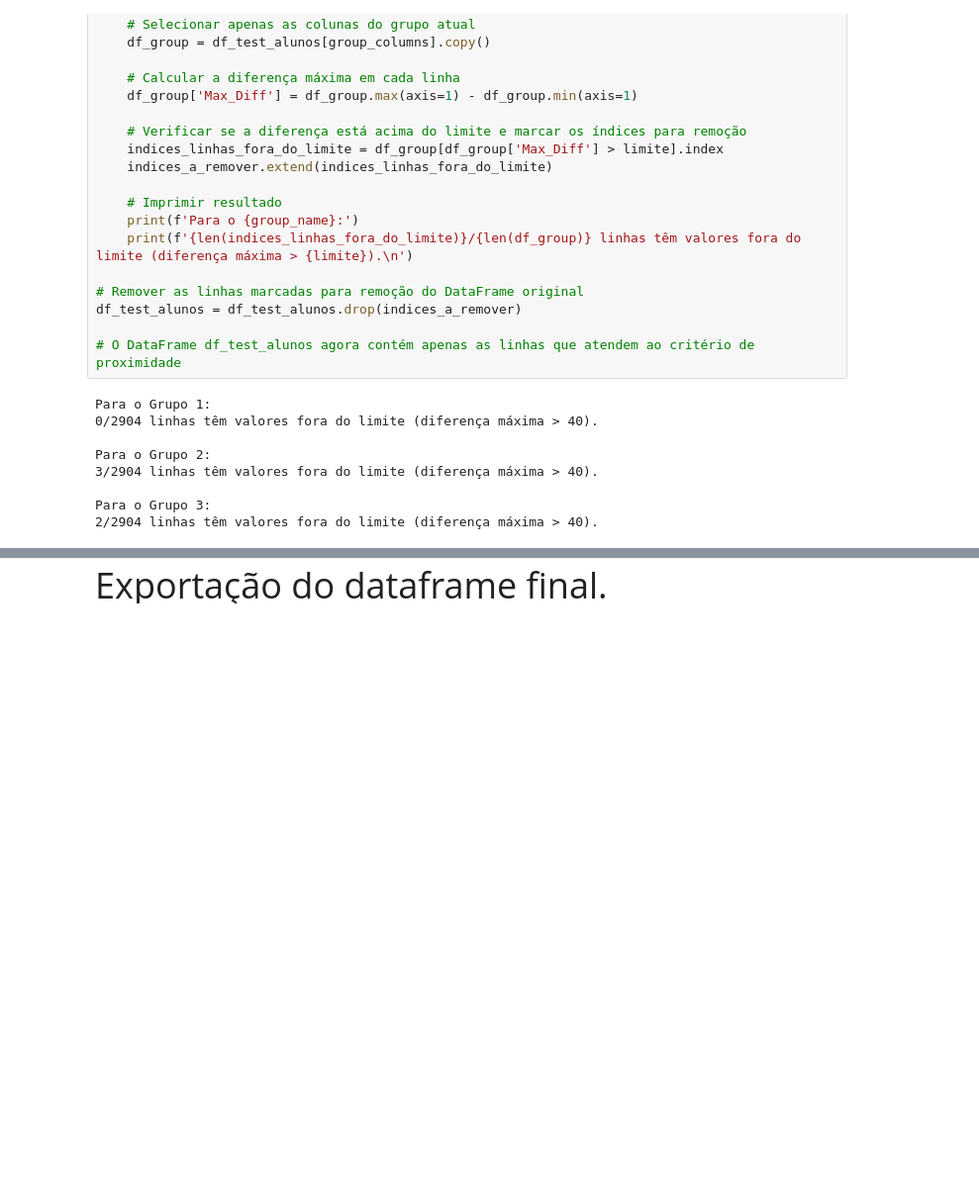
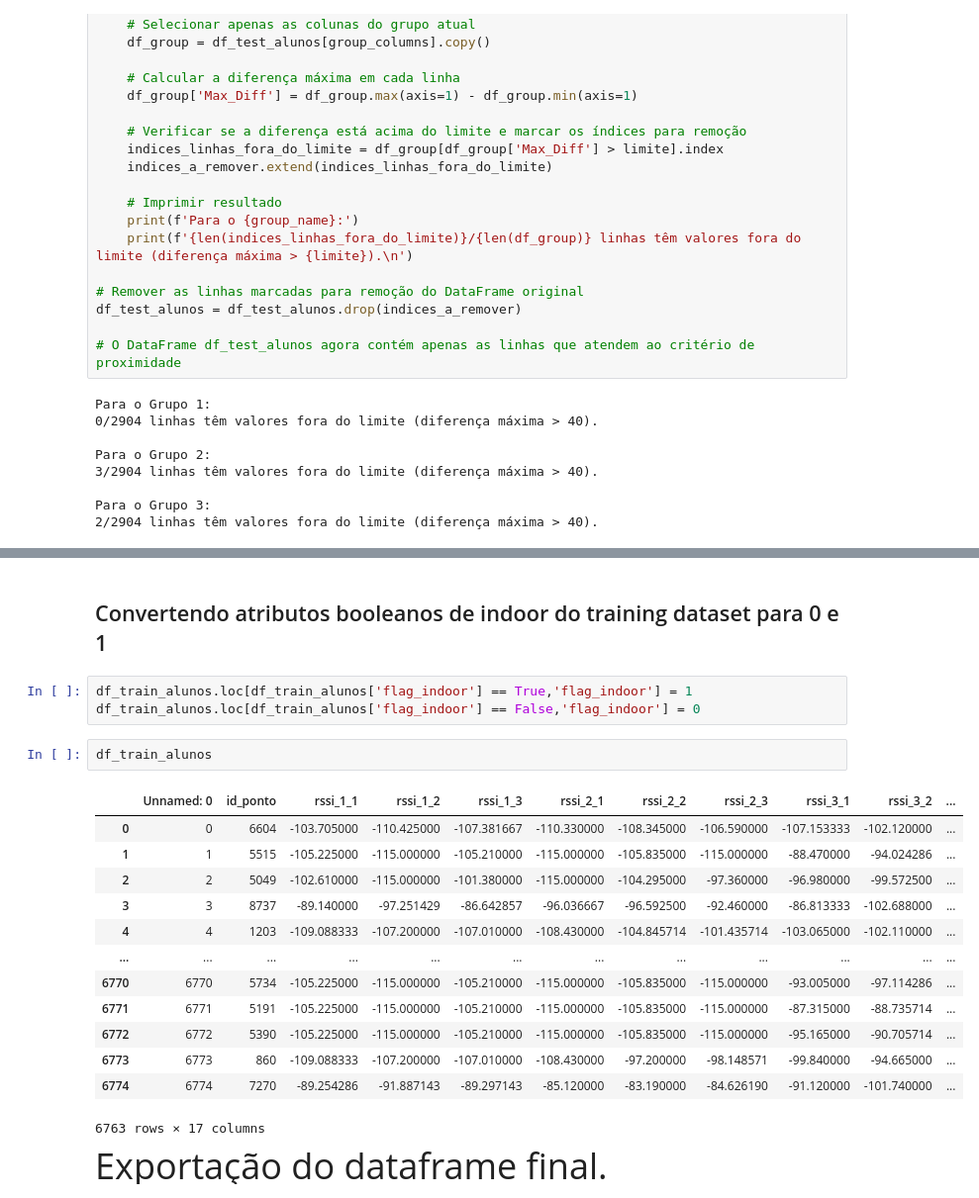
Before and after one commit to hlaff147/ES-290-Comunicacoes-Moveis, a Jupyter notebook: data_analysis.ipynb, the cells around one changed output, grey strips where cells are left out. Shown at 99% size. Drawn from its saved outputs; the diff is of its cells as text; blank space fills up the shorter version.

```diff
--- a/data_analysis.ipynb
+++ b/data_analysis.ipynb
@@ -457,3 +457,24 @@ for group_name, group_columns in group_mapping.items():
+# %% [markdown]
+## Convertendo atributos booleanos de indoor do training dataset para 0 e 1
+# %%
+df_train_alunos.loc[df_train_alunos['flag_indoor'] == True,'flag_indoor'] = 1
+df_train_alunos.loc[df_train_alunos['flag_indoor'] == False,'flag_indoor'] = 0
+# %%
+df_train_alunos
+# %% [output]
+|  | Unnamed: 0 | id_ponto | rssi_1_1 | rssi_1_2 | rssi_1_3 | rssi_2_1 | rssi_2_2 | rssi_2_3 | rssi_3_1 | rssi_3_2 | ... |
+| 0 | 0 | 6604 | -103.705000 | -110.425000 | -107.381667 | -110.330000 | -108.345000 | -106.590000 | -107.153333 | -102.120000 | ... |
+| 1 | 1 | 5515 | -105.225000 | -115.000000 | -105.210000 | -115.000000 | -105.835000 | -115.000000 | -88.470000 | -94.024286 | ... |
+| 2 | 2 | 5049 | -102.610000 | -115.000000 | -101.380000 | -115.000000 | -104.295000 | -97.360000 | -96.980000 | -99.572500 | ... |
+| 3 | 3 | 8737 | -89.140000 | -97.251429 | -86.642857 | -96.036667 | -96.592500 | -92.460000 | -86.813333 | -102.688000 | ... |
+| 4 | 4 | 1203 | -109.088333 | -107.200000 | -107.010000 | -108.430000 | -104.845714 | -101.435714 | -103.065000 | -102.110000 | ... |
+| ... | ... | ... | ... | ... | ... | ... | ... | ... | ... | ... | ... |
+| 6770 | 6770 | 5734 | -105.225000 | -115.000000 | -105.210000 | -115.000000 | -105.835000 | -115.000000 | -93.005000 | -97.114286 | ... |
+| 6771 | 6771 | 5191 | -105.225000 | -115.000000 | -105.210000 | -115.000000 | -105.835000 | -115.000000 | -87.315000 | -88.735714 | ... |
+| 6772 | 6772 | 5390 | -105.225000 | -115.000000 | -105.210000 | -115.000000 | -105.835000 | -115.000000 | -95.165000 | -90.705714 | ... |
+| 6773 | 6773 | 860 | -109.088333 | -107.200000 | -107.010000 | -108.430000 | -97.200000 | -98.148571 | -99.840000 | -94.665000 | ... |
+| 6774 | 6774 | 7270 | -89.254286 | -91.887143 | -89.297143 | -85.120000 | -83.190000 | -84.626190 | -91.120000 | -101.740000 | ... |
+6763 rows × 17 columns
 # %% [markdown]
 <div style="font-size: 36px;">
 Exportação do dataframe final.
```
Also changed, not shown: parts of 12 cells of this notebook, 3 other files.
